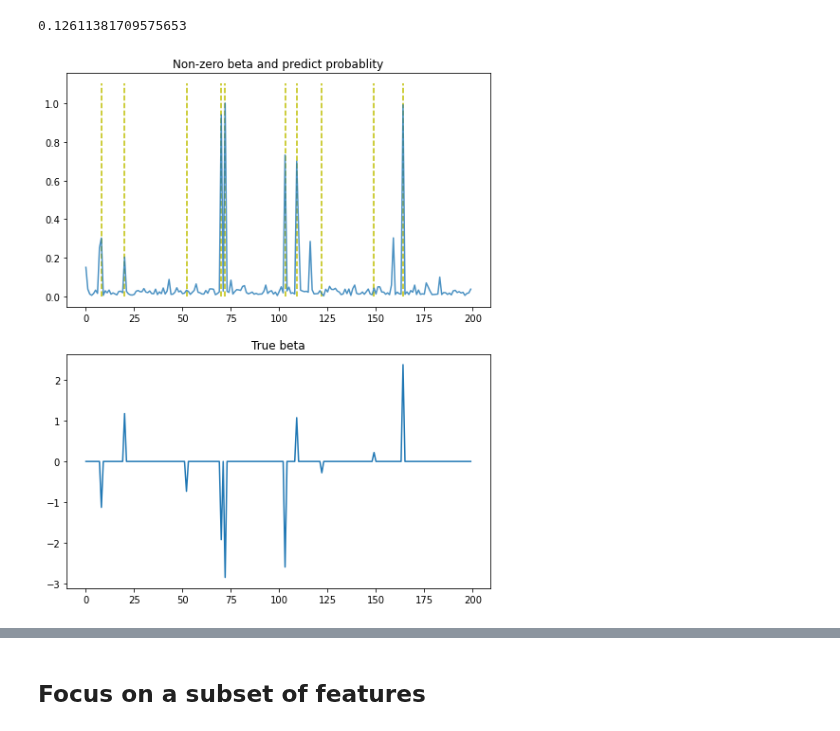
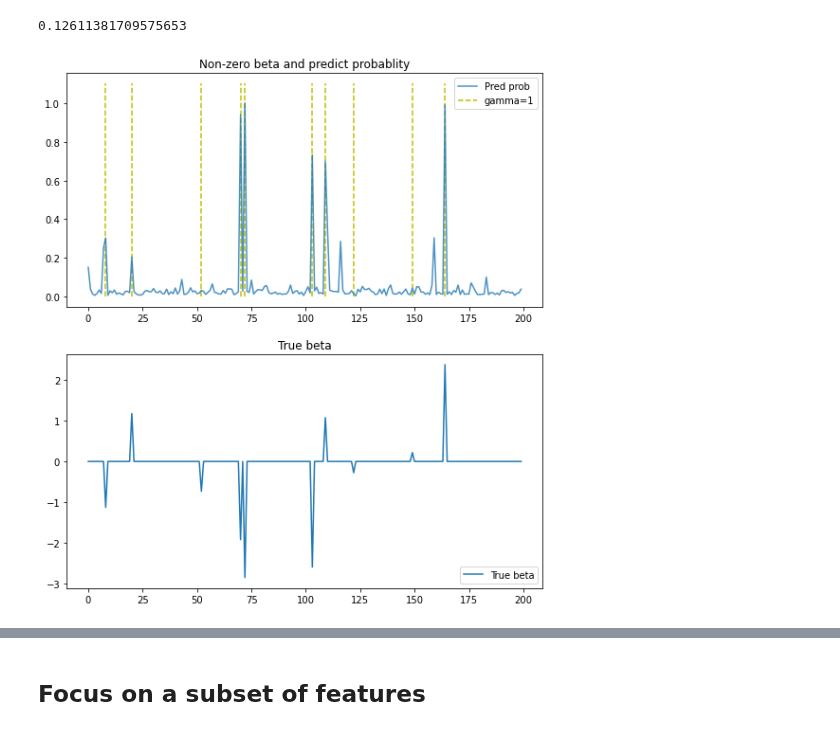
Before and after one commit to glory-99/simulation-based-inference, a Jupyter notebook: high_dimensional.ipynb, the cells around one changed output, grey strips where cells are left out. Saved outputs shown, nothing was run; the diff lists cells and outputs as text; code cells hidden in the pictures.

```diff
--- a/high_dimensional.ipynb
+++ b/high_dimensional.ipynb
@@ -478,14 +598,16 @@ model_test(md_classify_base, Y_test, gamma_test, loss_type='bce')
 # %% [output]
 0.12611381709575653
 # %%
-plt.figure(figsize=(8, 10))
+plt.figure(figsize=(9, 10))
 plt.subplot(2, 1, 1)
 plt.vlines(np.where(gamma0!=0)[0], 0, 1.1, linestyles='dashed', colors='y')
 plt.plot(range(p),predict_class(md_classify_base, (Y0-mean)/std).reshape(-1), alpha=0.8)
+plt.legend(['Pred prob', 'gamma=1'], loc='upper right')
 plt.title('Non-zero beta and predict probablity')
 plt.subplot(2, 1, 2)
 plt.plot(beta0)
+plt.legend(['True beta'], loc='lower right')
 plt.title('True beta')
 plt.show()
 # %% [output]
-[figure, old version]
+[figure, new version]
```
Also changed, not shown: parts of 31 cells of this notebook.
